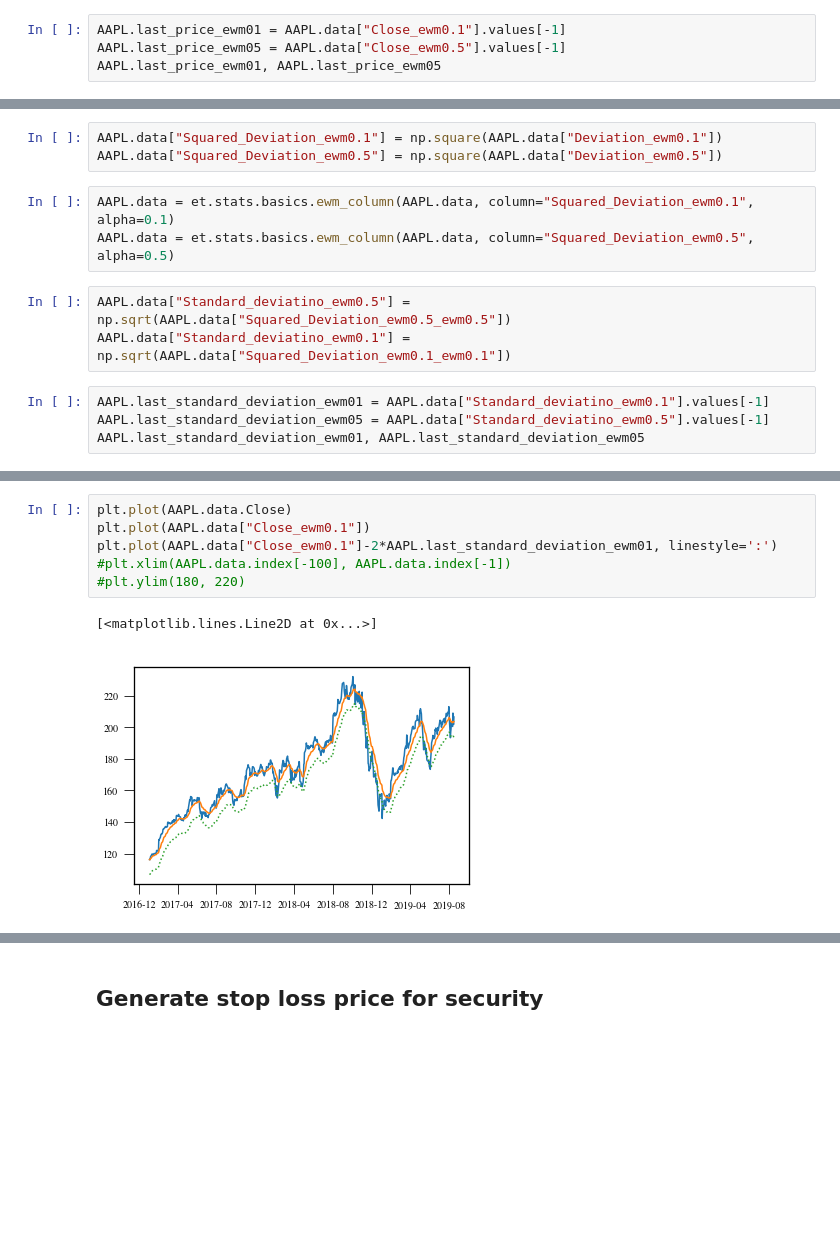
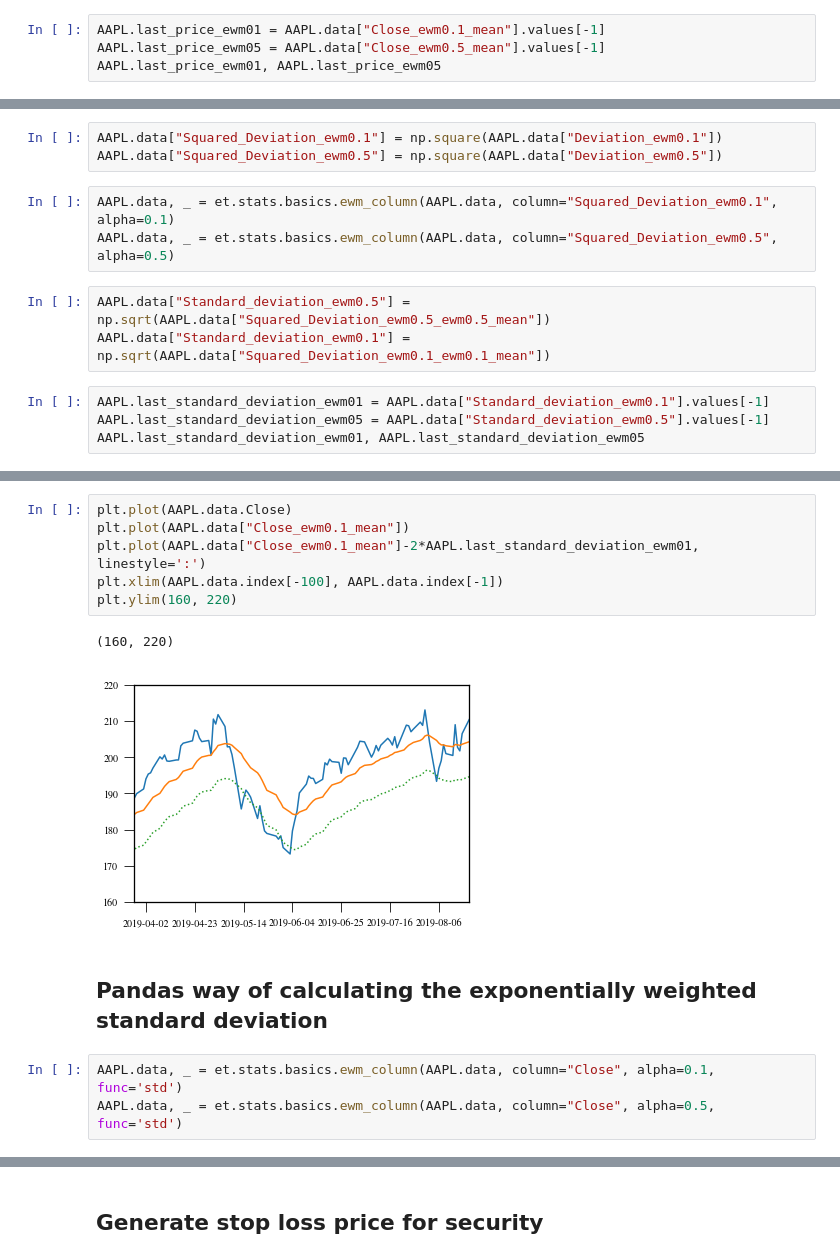
Before and after one commit to ahwkuepper/portfolios, a Jupyter notebook: notebooks/Trader.ipynb, the cells around one changed output, grey strips where cells are left out. Drawn from its saved outputs; the diff is of its cells as text; blank space fills up the shorter version.

```diff
--- a/notebooks/Trader.ipynb
+++ b/notebooks/Trader.ipynb
@@ -83,5 +83,5 @@ plot_ewm(security=AAPL, alphas=[.5, .1], ndays=100)
 # %%
-AAPL.last_price_ewm01 = AAPL.data["Close_ewm0.1"].values[-1]
-AAPL.last_price_ewm05 = AAPL.data["Close_ewm0.5"].values[-1]
+AAPL.last_price_ewm01 = AAPL.data["Close_ewm0.1_mean"].values[-1]
+AAPL.last_price_ewm05 = AAPL.data["Close_ewm0.5_mean"].values[-1]
 AAPL.last_price_ewm01, AAPL.last_price_ewm05
 # %% [output]
@@ -101,13 +101,13 @@ AAPL.data["Deviation_ewm0.5"].plot()
 AAPL.data["Squared_Deviation_ewm0.1"] = np.square(AAPL.data["Deviation_ewm0.1"])
 AAPL.data["Squared_Deviation_ewm0.5"] = np.square(AAPL.data["Deviation_ewm0.5"])
 # %%
-AAPL.data = et.stats.basics.ewm_column(AAPL.data, column="Squared_Deviation_ewm0.1", alpha=0.1)
-AAPL.data = et.stats.basics.ewm_column(AAPL.data, column="Squared_Deviation_ewm0.5", alpha=0.5)
+AAPL.data, _ = et.stats.basics.ewm_column(AAPL.data, column="Squared_Deviation_ewm0.1", alpha=0.1)
+AAPL.data, _ = et.stats.basics.ewm_column(AAPL.data, column="Squared_Deviation_ewm0.5", alpha=0.5)
 # %%
-AAPL.data["Standard_deviatino_ewm0.5"] = np.sqrt(AAPL.data["Squared_Deviation_ewm0.5_ewm0.5"])
-AAPL.data["Standard_deviatino_ewm0.1"] = np.sqrt(AAPL.data["Squared_Deviation_ewm0.1_ewm0.1"])
+AAPL.data["Standard_deviation_ewm0.5"] = np.sqrt(AAPL.data["Squared_Deviation_ewm0.5_ewm0.5_mean"])
+AAPL.data["Standard_deviation_ewm0.1"] = np.sqrt(AAPL.data["Squared_Deviation_ewm0.1_ewm0.1_mean"])
 # %%
-AAPL.last_standard_deviation_ewm01 = AAPL.data["Standard_deviatino_ewm0.1"].values[-1]
-AAPL.last_standard_deviation_ewm05 = AAPL.data["Standard_deviatino_ewm0.5"].values[-1]
+AAPL.last_standard_deviation_ewm01 = AAPL.data["Standard_deviation_ewm0.1"].values[-1]
+AAPL.last_standard_deviation_ewm05 = AAPL.data["Standard_deviation_ewm0.5"].values[-1]
 AAPL.last_standard_deviation_ewm01, AAPL.last_standard_deviation_ewm05
 # %% [output]
@@ -132,9 +132,14 @@ plt.ylim(180, 220)
 # %%
 plt.plot(AAPL.data.Close)
-plt.plot(AAPL.data["Close_ewm0.1"])
-plt.plot(AAPL.data["Close_ewm0.1"]-2*AAPL.last_standard_deviation_ewm01, linestyle=':')
-#plt.xlim(AAPL.data.index[-100], AAPL.data.index[-1])
-#plt.ylim(180, 220)
+plt.plot(AAPL.data["Close_ewm0.1_mean"])
+plt.plot(AAPL.data["Close_ewm0.1_mean"]-2*AAPL.last_standard_deviation_ewm01, linestyle=':')
+plt.xlim(AAPL.data.index[-100], AAPL.data.index[-1])
+plt.ylim(160, 220)
 # %% [output]
-[<matplotlib.lines.Line2D at 0x...>]
+(160, 220)
-[figure, old version]
+[figure, new version]
+# %% [markdown]
+## Pandas way of calculating the exponentially weighted standard deviation
+# %%
+AAPL.data, _ = et.stats.basics.ewm_column(AAPL.data, column="Close", alpha=0.1, func='std')
+AAPL.data, _ = et.stats.basics.ewm_column(AAPL.data, column="Close", alpha=0.5, func='std')
```
Also changed, not shown: parts of 40 cells of this notebook, 4 other files.
